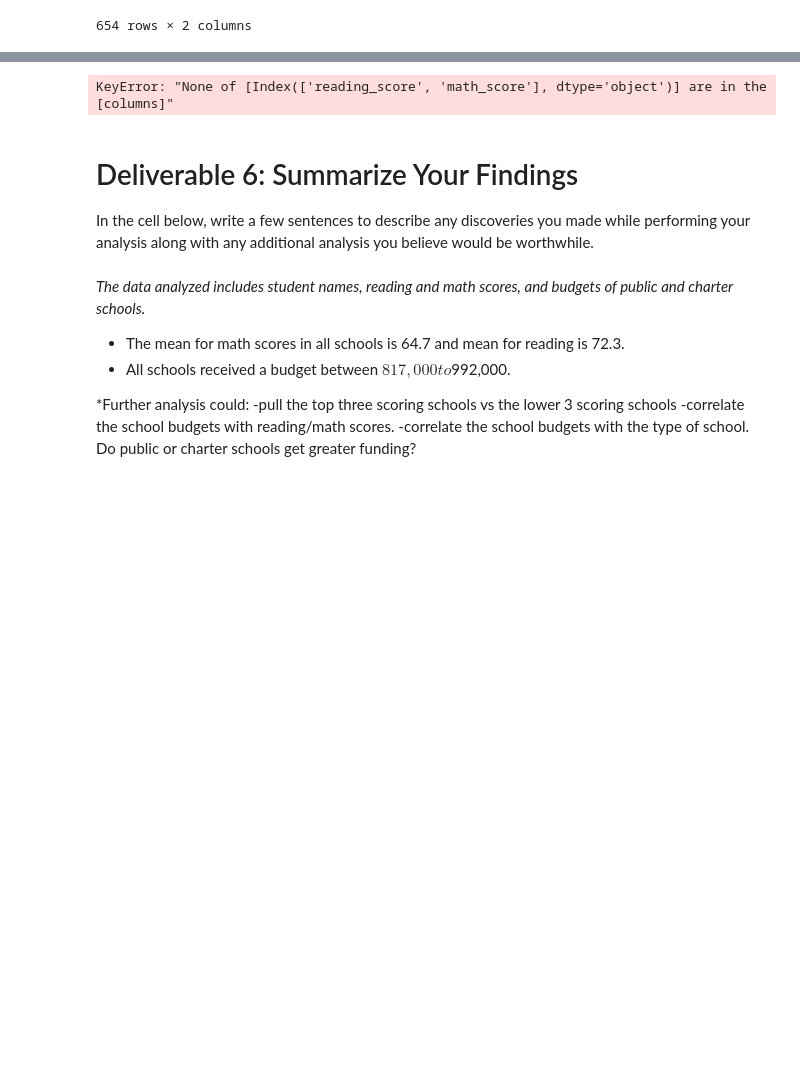
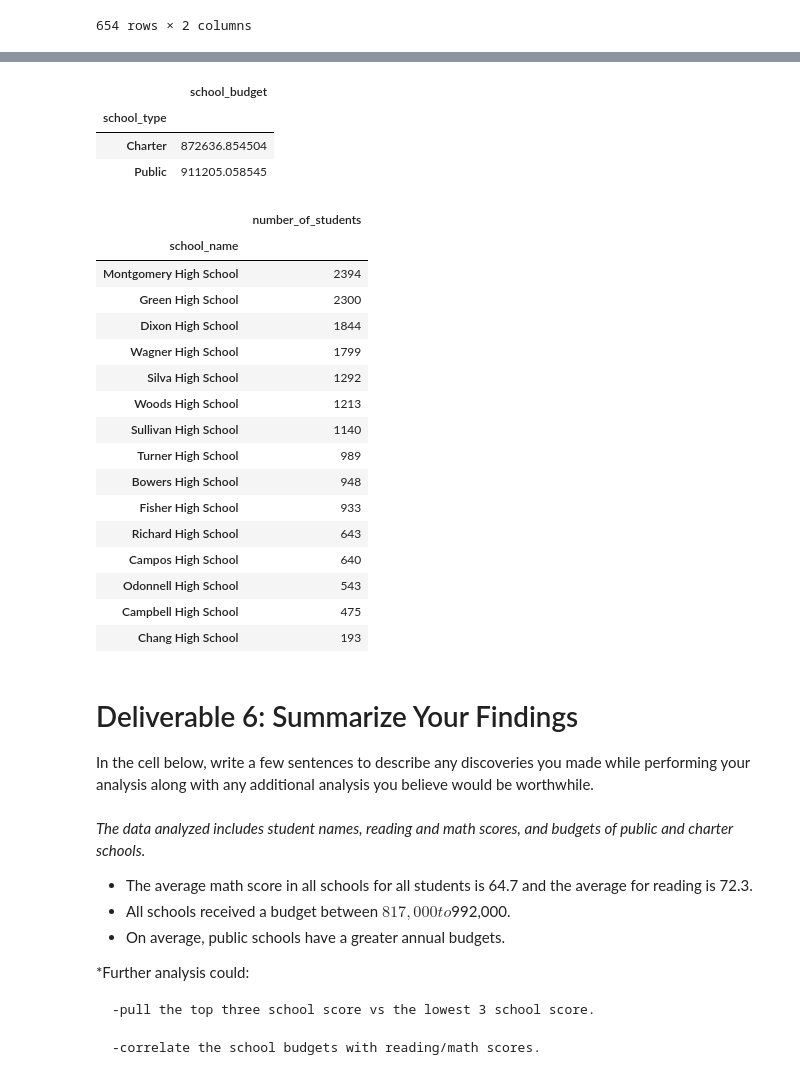
Before and after one commit to NM-90/School_District_Analysis, a Jupyter notebook: Student_Data_Challenge_Starter_Code.ipynb, the cells around one changed output, grey strips where cells are left out. Drawn from its saved outputs; the diff is of its cells as text; code cells hidden in the pictures; blank space fills up the shorter version.

```diff
--- a/Student_Data_Challenge_Starter_Code.ipynb
+++ b/Student_Data_Challenge_Starter_Code.ipynb
@@ -336,25 +320,50 @@ Make comparisons within your data by completing the following steps:
 # %%
 # Use groupby and mean to find the average reading and math scores for each school type.
-
-avg_by_school = student_df.groupby(['school_name', 'reading_score', 'math_score']).mean()
-avg_by_school.loc[:, ["reading_score", "math_score"]]
-# %% [output]
-KeyError: "None of [Index(['reading_score', 'math_score'], dtype='object')] are in the [columns]"
 # %%
 # The average budget for each school type is displayed
+avg_budget_by_school_type = student_df.groupby(['school_type']).mean()
+avg_budget_by_school_type.loc[:, ["school_budget"]]
+# %% [output]
+|  | school_budget |
+| school_type |  |
+| Charter | 872636.854504 |
+| Public | 911205.058545 |
 # %%
 # Use the `groupby`, `count`, and `sort_values` functions to find the
 # total number of students at each school and sort from most students to least students.
+total_students=student_df.groupby(by='school_name').count()[['student_id']]
+total_students=total_students.rename(columns={"student_id":"number_of_students"})
+total_students.sort_values(by=["number_of_students"],ascending=False)
+# %% [output]
+|  | number_of_students |
+| school_name |  |
+| Montgomery High School | 2394 |
+| Green High School | 2300 |
+| Dixon High School | 1844 |
+| Wagner High School | 1799 |
+| Silva High School | 1292 |
+| Woods High School | 1213 |
+| Sullivan High School | 1140 |
+| Turner High School | 989 |
+| Bowers High School | 948 |
+| Fisher High School | 933 |
+| Richard High School | 643 |
+| Campos High School | 640 |
+| Odonnell High School | 543 |
+| Campbell High School | 475 |
+| Chang High School | 193 |
 # %% [markdown]
 # Deliverable 6: Summarize Your Findings
 In the cell below, write a few sentences to describe any discoveries you made while performing your analysis along with any additional analysis you believe would be worthwhile.
 # %% [markdown]
 *The data analyzed includes student names, reading and math scores, and budgets of public and charter schools.*
 
-* The mean for math scores in all schools is 64.7 and mean for reading is 72.3.
+* The average math score in all schools for all students is 64.7 and the average for reading is 72.3.
 * All schools received a budget between $817,000 to $992,000.
+* On average, public schools have a greater annual budgets.
 
 *Further analysis could:
-    -pull the top three scoring schools vs the lower 3 scoring schools
+
+    -pull the top three school score vs the lowest 3 school score.
+
     -correlate the school budgets with reading/math scores.
-    -correlate the school budgets with the type of school. Do public or charter schools get greater funding?
```
Also changed, not shown: parts of 3 cells of this notebook.
